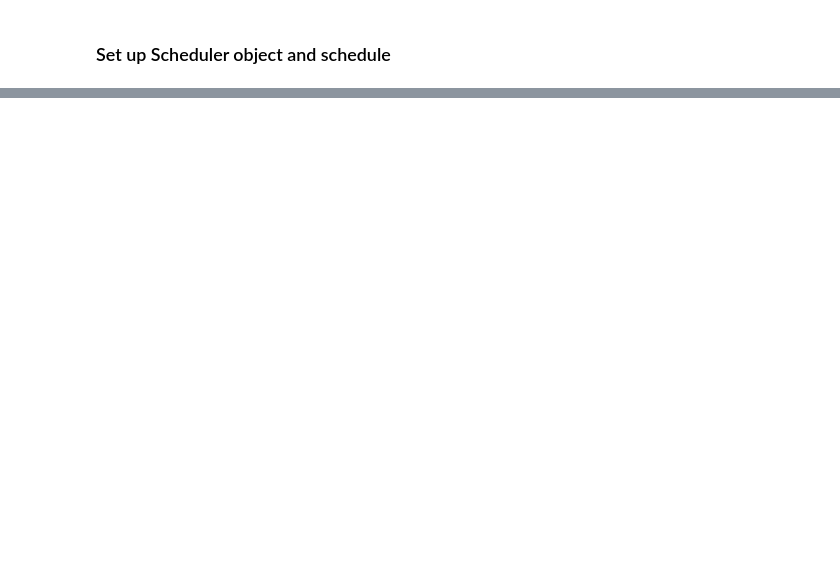
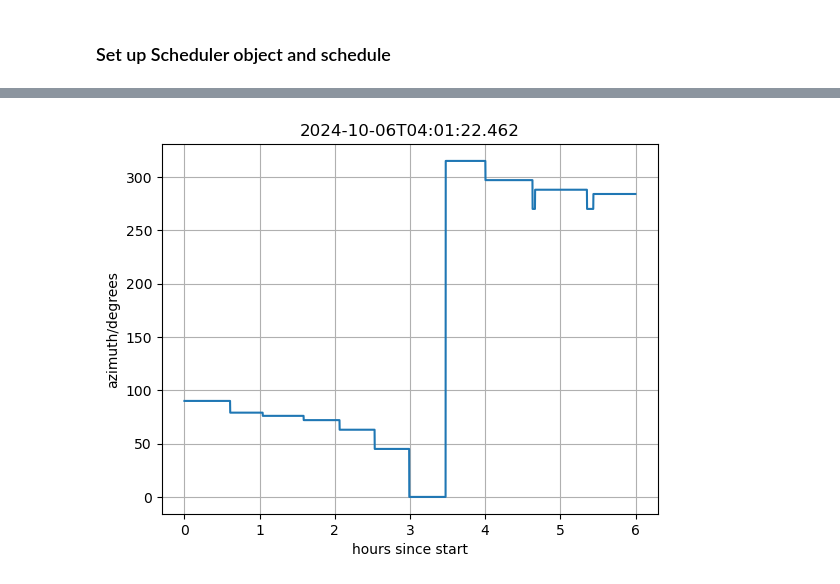
Before and after one commit to johnsmorgan/helioschedule, a Jupyter notebook: notebooks/John_MWA_Dwell_solo_2024.ipynb, the cells around one changed output, grey strips where cells are left out. Saved outputs shown, nothing was run; the diff lists cells and outputs as text; code cells hidden in the pictures; blank space fills up the shorter version.

```diff
--- a/notebooks/John_MWA_Dwell_solo_2024.ipynb
+++ b/notebooks/John_MWA_Dwell_solo_2024.ipynb
@@ -200,23 +97,79 @@ inttime=0.5
 freqres=40
 creator="jmorgan"
 project="G0106"
-# %%
-for i in range(n_obs_200):
-    sweetspot=mode(idxs_200[i])
-    az = azel[sweetspot][0]
-    el = azel[sweetspot][1]
-    time_comma = times[i].utc.isot[:19].replace("T", ",")
-    obsid = str(int(times[i].gps))
-    OBSERVATION_STR = f"schedule_observation.py --starttime={time_comma} --stoptime=++{duration}s --freq='{obs_chan}' --obsname={obs_name_prefix}{field} --shifttime={shifttime} --mode=MWAX_CORRELATOR --inttime={inttime} --freqres={freqres} --creator={creator} --project={project} --azimuth={az} --elevation={el} # {obsid}"
-    print(OBSERVATION_STR)
-# %%
-print("obsid,date,sweetspot,az,el,target_beam,sun_beam")
-for i in range(n_obs_200):
-    sweetspot=mode(idxs_200[i])
-    az = azel[sweetspot][0]
-    el = azel[sweetspot][1]
-    time = times[i].utc.isot[:19]
-    obsid = str(int(times[i].gps))
-    target_beam = tb_200[sweetspot, i, 12]
-    sun_beam = sb_200[sweetspot, i, 12]
-    print(','.join((obsid,time,str(sweetspot),str(az),str(el),f"{target_beam:.6e}",f"{sun_beam:.6e}")))
+# %%
+f_sh = open("waszewski_ddt_2024Oct.sh", 'w')
+f_csv = open("waszewski_ddt_2024Oct.csv", 'w')
+for i in range(n):
+    all_obstimes = schedulers[i].all_obstimes
+    target_beam = schedulers[i].target_beam
+    sun_beam = schedulers[i].sun_beam
+    sun_filter = schedulers[i].sun_filter
+
+    # sun_filter=True means good
+    idxs = np.nanargmax(np.where(sun_filter, target_beam, np.nan), axis=0)
+    az = np.array([azel[i][0] for i in idxs])
+    el = np.array([azel[i][1] for i in idxs])
+
+    plt.figure()
+    plt.plot(np.arange(len(az))*8/3600., az)
+    plt.xlabel("hours since start")
+    plt.ylabel("azimuth/degrees")
+    plt.grid()
+    plt.title(f"{local_noons[i].utc.isot}")
+    plt.figure()
+    plt.plot(np.arange(len(az))*8/3600., el)
+    plt.xlabel("hours since start")
+    plt.ylabel("elevation/degrees")
+    plt.grid()
+    plt.title(f"{local_noons[i].utc.isot}")
+    fig, ax = plt.subplots(subplot_kw={'projection': 'polar'})
+    ax.plot(np.radians(az), 90-el)
+    ax.set_rmax(90)
+    ax.set_title("Az and Zenith angle (note North is right)")
+    print(local_noons[i].utc.isot)
+
+    print(f"{len(idxs)} slots")
+    print(f"{len(np.unique(idxs))} unique pointings")
+    print(np.sum(np.diff(idxs) != 0), "changes of pointing")
+
+    change_idxs = np.hstack(([0], np.where(np.diff(idxs) != 0)[0]))
+    print("change_indices", change_idxs)
+    obs_lengths = np.diff(np.hstack((change_idxs, len(idxs))))
+    print(obs_lengths)
+    print(obs_lengths*8)
+    for j in sorted(np.unique(np.diff(change_idxs))):
+        print(f"{np.sum(np.diff(change_idxs)==j)} observations of length {j*8}")
+
+    idxs_200 = idxs.reshape(-1, 25)
+    sb_200 = sun_beam.reshape(197, -1, 25)
+    tb_200 = target_beam.reshape(197, -1, 25)
+    print(idxs_200.shape)
+    n_obs_200 = idxs_200.shape[0]
+    print(f"{np.sum(np.all(idxs_200==idxs_200[:, 0, None], axis=1))}/{n_obs_200} observations have the same optimal pointing for all 25 8-second blocks")
+
+
+    times = Time(all_obstimes[::25], format='gps')
+
+
+    for j in range(n_obs_200):
+        sweetspot=mode(idxs_200[j])
+        az = azel[sweetspot][0]
+        el = azel[sweetspot][1]
+        time_comma = times[j].utc.isot[:19].replace("T", ",")
+        obsid = str(int(times[j].gps))
+        OBSERVATION_STR = f"schedule_observation.py --starttime={time_comma} --stoptime=++{duration}s --freq='{obs_chan}' --obsname={obs_name_prefix}{field} --shifttime={shifttime} --mode=MWAX_CORRELATOR --inttime={inttime} --freqres={freqres} --creator={creator} --project={project} --azimuth={az} --elevation={el} # {obsid}"
+        print(OBSERVATION_STR, file=f_sh)
+
+    for j in range(n_obs_200):
+        sweetspot=mode(idxs_200[j])
+        az = azel[sweetspot][0]
+        el = azel[sweetspot][1]
+        time = times[j].utc.isot[:19]
+        obsid = str(int(times[j].gps))
+        target_beam = tb_200[sweetspot, j, 12]
+        sun_beam = sb_200[sweetspot, j, 12]
+        print(','.join((obsid,time,str(sweetspot),str(az),str(el),f"{target_beam:.6e}",f"{sun_beam:.6e}")), file=f_csv)
+f_sh.close()
+f_csv.close()
+# %% [output]
@@ -222,0 +193 @@ for i in range(n_obs_200):
+[figure, added]
```
Also changed, not shown: parts of 25 cells of this notebook, 2 other files.
